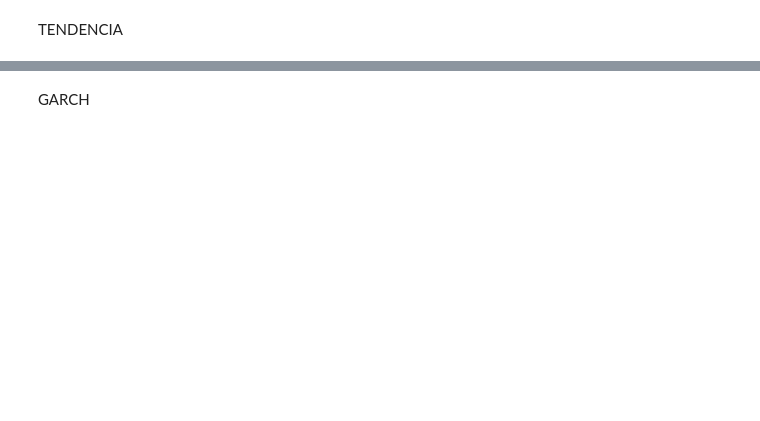
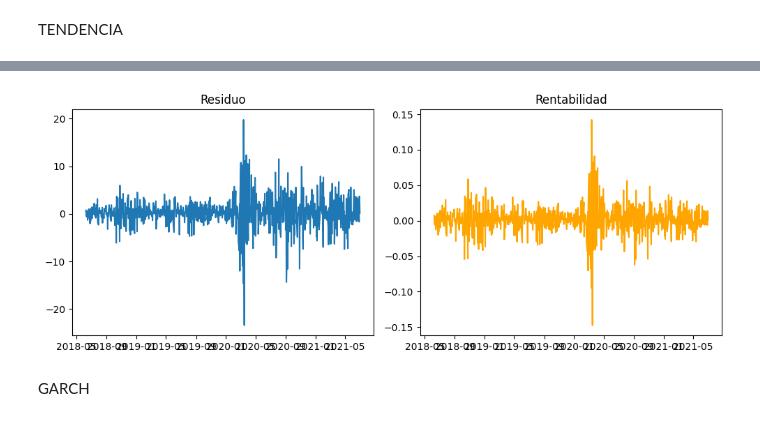
Before and after one commit to LanderAgirre/Reto_09_Azul_Oscuro, a Jupyter notebook: 4.Data_Science.ipynb, the cells around one changed output, grey strips where cells are left out. Cells and saved outputs as stored; diff of their text form; code cells hidden in the pictures; blank space fills up the shorter version.

```diff
--- a/4.Data_Science.ipynb
+++ b/4.Data_Science.ipynb
@@ -209,5 +264,0 @@ tsaplots.plot_acf(datos_cartera['MSFT'], lags=(261*3));
-# %%
-decomposicion_msft = seasonal_decompose(datos_cartera["MSFT"], model='multiplicativa', period=261)
-plt.rcParams['figure.figsize'] = (10, 10)
-decomposicion_msft.plot()
-plt.show()
@@ -230,0 +270,2 @@ Para conseguir el residuo, hay que restar la tendencia a la serie original.
+# %%
+datos_cartera['residuo_MSFT'] = datos_cartera['MSFT'].diff()
@@ -231,4 +282,4 @@ Para conseguir el residuo, hay que restar la tendencia a la serie original.
 # %%
-datos_cartera['residuo_MSFT'] = datos_cartera['MSFT'] - trend_msft
-datos_cartera['residuo_MSFT'].dropna(inplace=True)
-datos_cartera.head()
+# datos_cartera['residuo_MSFT'] = datos_cartera['MSFT'] - trend_msft
+# datos_cartera['residuo_MSFT'].dropna(inplace=True)
+# datos_cartera.head()
@@ -240,3 +297,20 @@ test_msft
+# %%
+datos_cartera['rent_msft'] = datos_cartera['MSFT'].pct_change()
+import matplotlib.pyplot as plt
+import numpy as np
+
+fig, axes = plt.subplots(1, 2, figsize=(10, 4))
+
+axes[0].plot(datos_cartera['residuo_MSFT'])
+axes[0].set_title("Residuo")
+
+axes[1].plot(datos_cartera['rent_msft'], color='orange')
+axes[1].set_title("Rentabilidad")
+
+plt.tight_layout()
+plt.show()
+# %% [output]
+[figure, added]
 # %% [markdown]
 GARCH
 # %%
```
Also changed, not shown: parts of 19 cells of this notebook.
